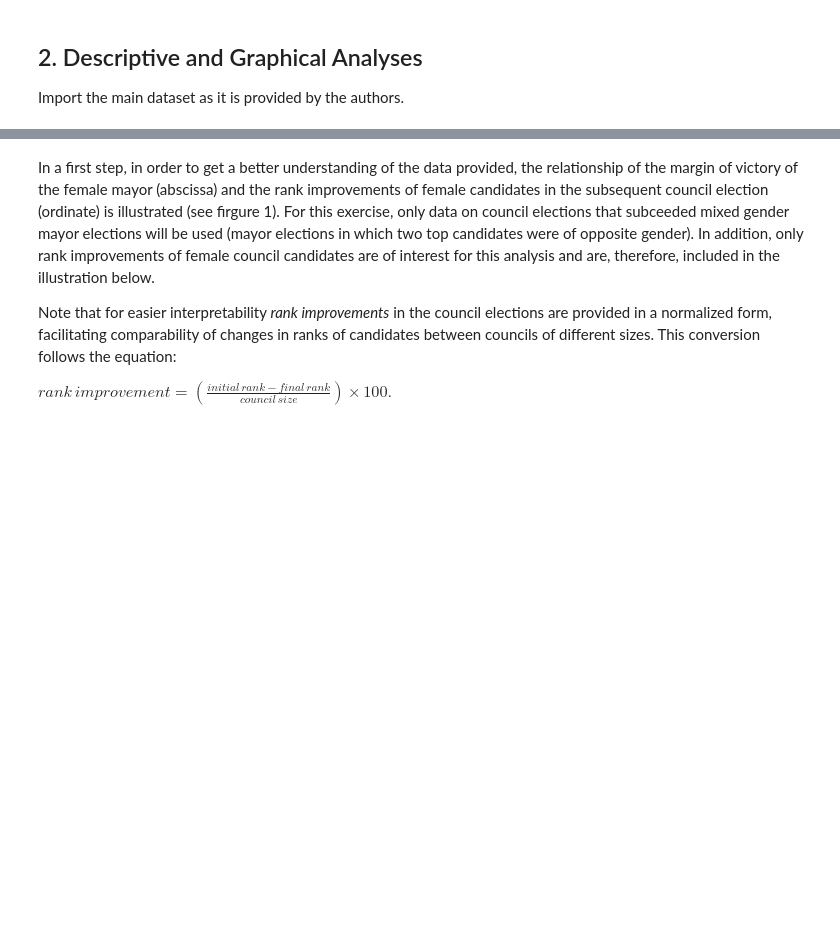
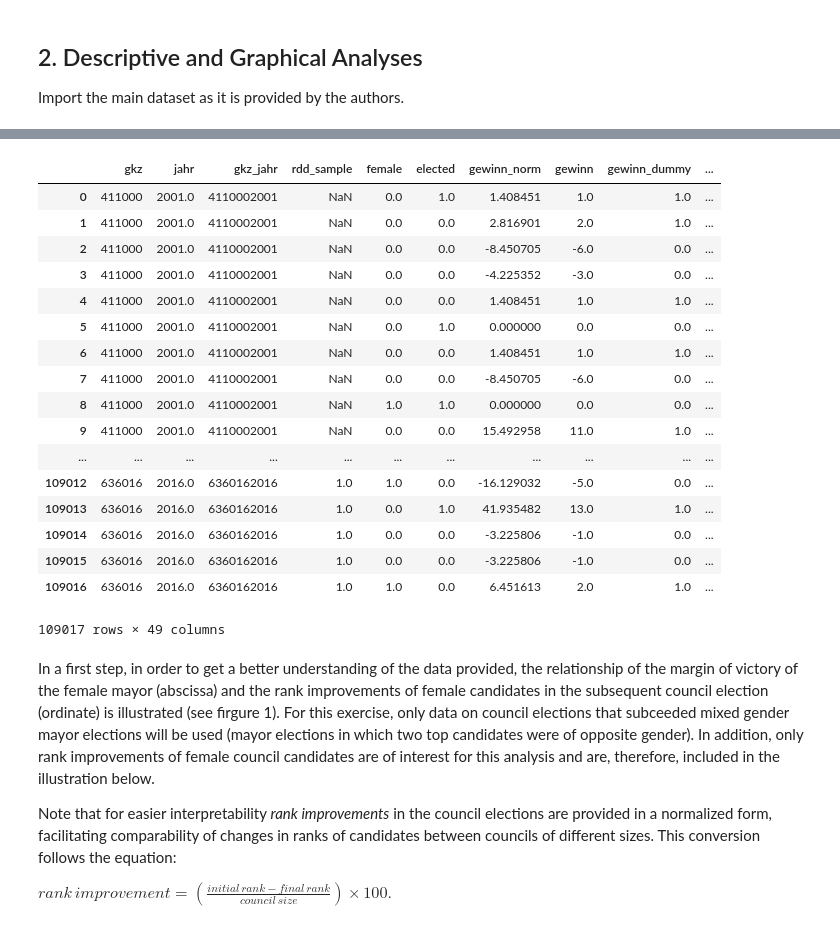
Before and after one commit to DaLueke/replication-baskeran-hessami-2018, a Jupyter notebook: student_project.ipynb, the cells around one changed output, grey strips where cells are left out. Drawn from its saved outputs; the diff is of its cells as text; code cells hidden in the pictures; blank space fills up the shorter version.

```diff
--- a/student_project.ipynb
+++ b/student_project.ipynb
@@ -92,3 +251,24 @@ df_main_dataset.head(10)
+# %%
+df_main_dataset
+# %% [output]
+|  | gkz | jahr | gkz_jahr | rdd_sample | female | elected | gewinn_norm | gewinn | gewinn_dummy | ... |
+| 0 | 411000 | 2001.0 | 4110002001 | NaN | 0.0 | 1.0 | 1.408451 | 1.0 | 1.0 | ... |
+| 1 | 411000 | 2001.0 | 4110002001 | NaN | 0.0 | 0.0 | 2.816901 | 2.0 | 1.0 | ... |
+| 2 | 411000 | 2001.0 | 4110002001 | NaN | 0.0 | 0.0 | -8.450705 | -6.0 | 0.0 | ... |
+| 3 | 411000 | 2001.0 | 4110002001 | NaN | 0.0 | 0.0 | -4.225352 | -3.0 | 0.0 | ... |
+| 4 | 411000 | 2001.0 | 4110002001 | NaN | 0.0 | 0.0 | 1.408451 | 1.0 | 1.0 | ... |
+| 5 | 411000 | 2001.0 | 4110002001 | NaN | 0.0 | 1.0 | 0.000000 | 0.0 | 0.0 | ... |
+| 6 | 411000 | 2001.0 | 4110002001 | NaN | 0.0 | 0.0 | 1.408451 | 1.0 | 1.0 | ... |
+| 7 | 411000 | 2001.0 | 4110002001 | NaN | 0.0 | 0.0 | -8.450705 | -6.0 | 0.0 | ... |
+| 8 | 411000 | 2001.0 | 4110002001 | NaN | 1.0 | 1.0 | 0.000000 | 0.0 | 0.0 | ... |
+| 9 | 411000 | 2001.0 | 4110002001 | NaN | 0.0 | 0.0 | 15.492958 | 11.0 | 1.0 | ... |
+| ... | ... | ... | ... | ... | ... | ... | ... | ... | ... | ... |
+| 109012 | 636016 | 2016.0 | 6360162016 | 1.0 | 1.0 | 0.0 | -16.129032 | -5.0 | 0.0 | ... |
+| 109013 | 636016 | 2016.0 | 6360162016 | 1.0 | 0.0 | 1.0 | 41.935482 | 13.0 | 1.0 | ... |
+| 109014 | 636016 | 2016.0 | 6360162016 | 1.0 | 0.0 | 0.0 | -3.225806 | -1.0 | 0.0 | ... |
+| 109015 | 636016 | 2016.0 | 6360162016 | 1.0 | 0.0 | 0.0 | -3.225806 | -1.0 | 0.0 | ... |
+| 109016 | 636016 | 2016.0 | 6360162016 | 1.0 | 1.0 | 0.0 | 6.451613 | 2.0 | 1.0 | ... |
+109017 rows × 49 columns
 # %% [markdown]
 In a first step, in order to get a better understanding of the data provided, the relationship of the margin of victory of the female mayor (abscissa) and the rank improvements of female candidates in the subsequent council election (ordinate) is illustrated (see firgure 1). For this exercise, only data on council elections that subceeded mixed gender mayor elections will be used (mayor elections in which two top candidates were of opposite gender). In addition, only rank improvements of female council candidates are of interest for this analysis and are, therefore, included in the illustration below.
 
```
Also changed, not shown: parts of 17 cells of this notebook.
